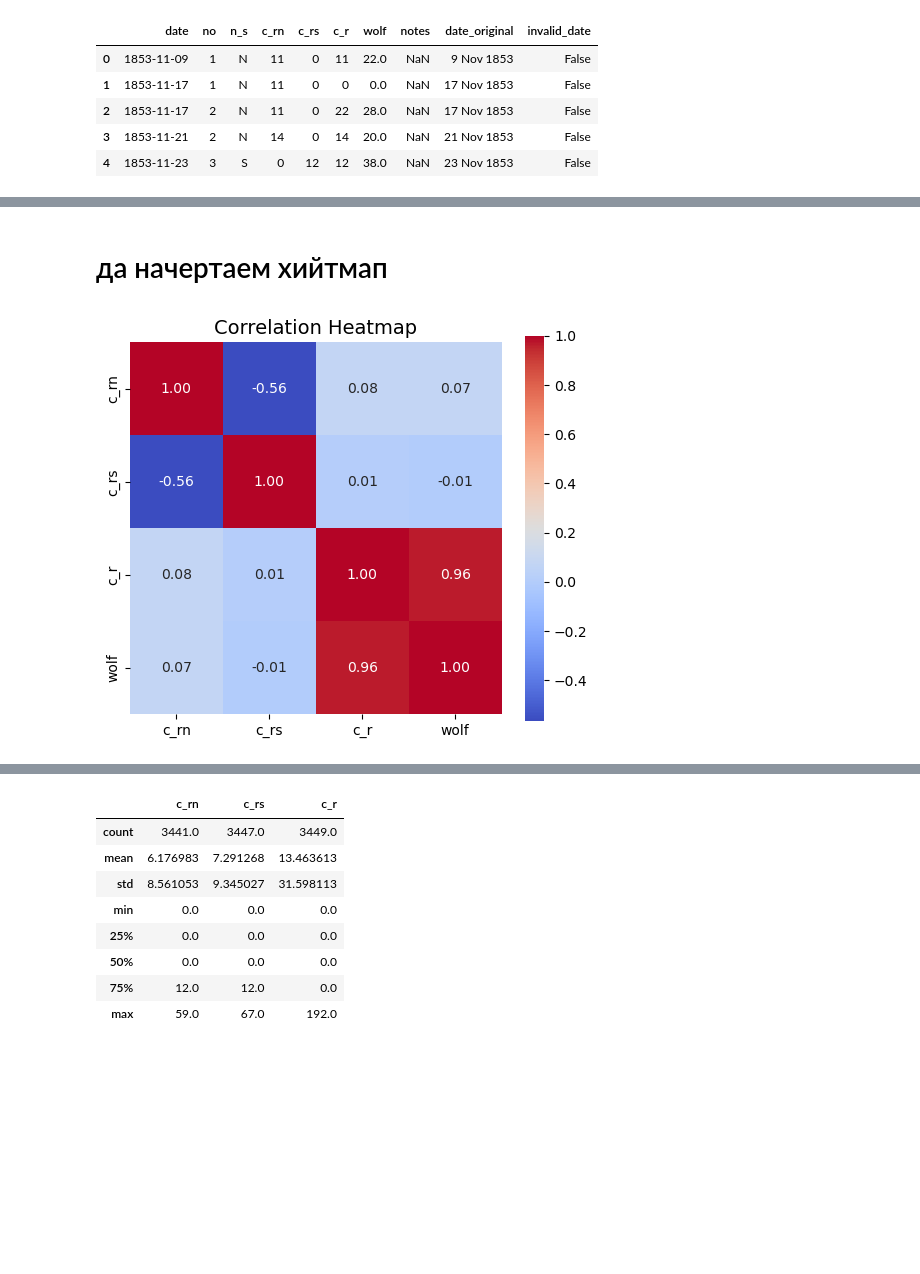
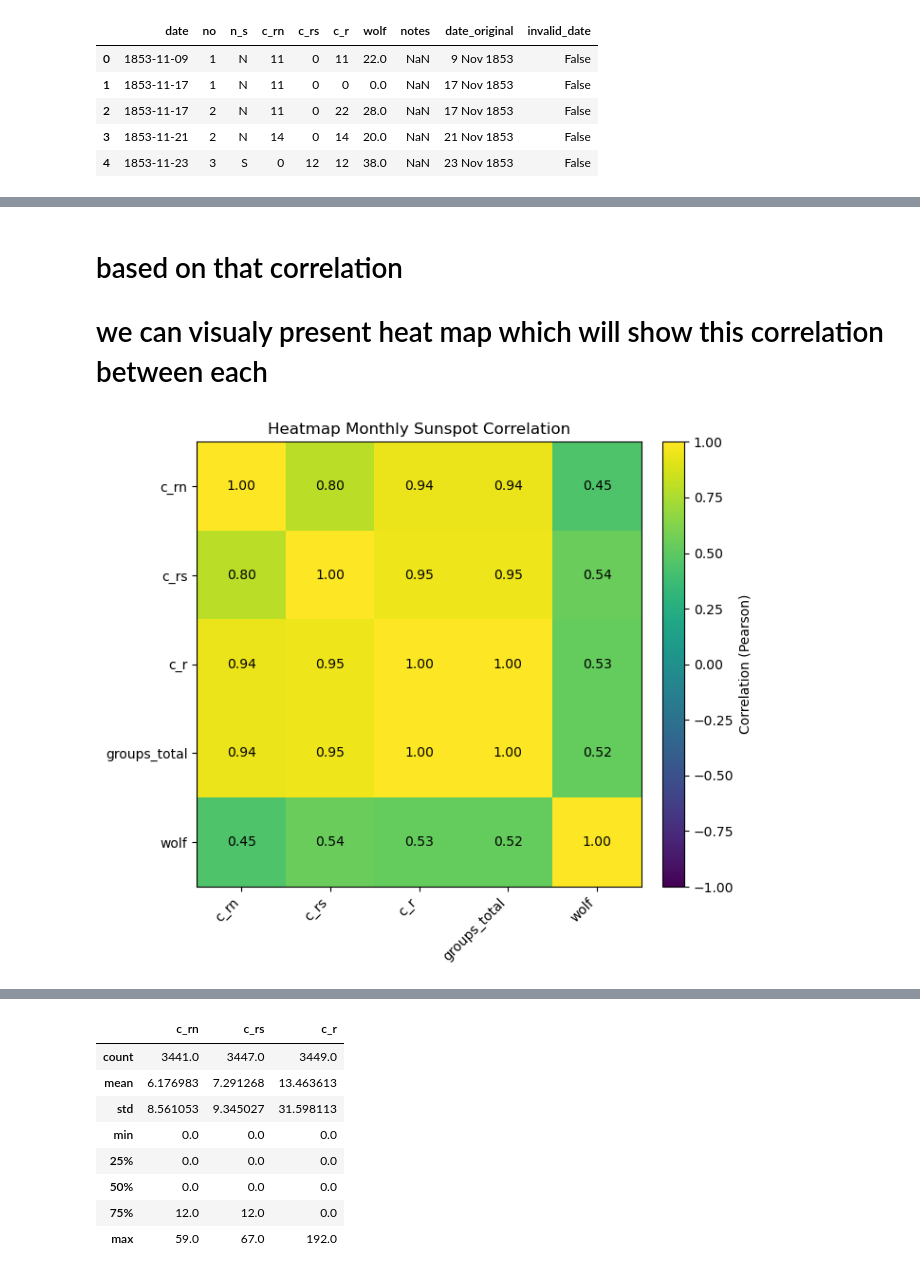
Before and after one commit to QubitShifter/JupiterLab, a Jupyter notebook: 00.ExamProject/SolarData.ipynb, the cells around one changed output, grey strips where cells are left out. Drawn from its saved outputs; the diff is of its cells as text; code cells hidden in the pictures; blank space fills up the shorter version.

```diff
--- a/00.ExamProject/SolarData.ipynb
+++ b/00.ExamProject/SolarData.ipynb
@@ -518,13 +582,54 @@ no спрямо другите (0.08–0.22)
 # %% [markdown]
-# да начертаем хийтмап
+# based on that correlation
+# we can visualy present heat map which will show this correlation between each
-# %%
-numeric_columns = ['c_rn', 'c_rs', 'c_r', 'wolf']
-correlation_matrix = solarData[numeric_columns].corr()
-
-plt.figure(figsize=(6, 5))
-sns.heatmap(correlation_matrix, annot=True, fmt=".2f", cmap="coolwarm", square=True)
-plt.title("Correlation Heatmap", fontsize=14)
-plt.savefig('correlation_heatmap.jpg', dpi=300)
-plt.show()
-# %% [output]
-[figure, removed]
+# %%
+df = (solarData_fullDataSet.copy()
+      if 'solarData_fullDataSet' in globals() else solarData.copy())
+if 'date' not in df.columns:
+    if 'date_original' in df.columns:
+        df['date'] = pd.to_datetime(df['date_original'], errors='coerce')
+    else:
+        raise KeyError("No 'date' column found.")
+else:
+    df['date'] = pd.to_datetime(df['date'], errors='coerce')
+df = df.dropna(subset=['date']).sort_values('date')
+
+# total groups and choose wolf column
+df['groups_total'] = df[['c_rn','c_rs']].fillna(0).sum(axis=1)
+wolf_col = 'wolf_corrected' if 'wolf_corrected' in df.columns else 'wolf'
+
+# just one row per day (counts=sum, wolf=mean)
+daily = (df.groupby('date')
+           .agg(c_rn=('c_rn', lambda s: s.sum(min_count=1)),
+                c_rs=('c_rs', lambda s: s.sum(min_count=1)),
+                c_r =('c_r',  lambda s: s.sum(min_count=1)),
+                wolf=(wolf_col, 'mean')))
+daily['groups_total'] = daily[['c_rn','c_rs']].fillna(0).sum(axis=1)
+
+# aggregating by month for the heatmap (counts=sum, wolf=mean)
+heat = (daily.resample('M')
+             .agg({'c_rn':'sum', 'c_rs':'sum', 'c_r':'sum',
+                   'groups_total':'sum', 'wolf':'mean'})
+             .dropna(how='all'))
+
+# Correlation + plot
+corr = heat.corr()
+labels = corr.columns.tolist()
+
+fig, ax = plt.subplots(figsize=(7,6))
+im = ax.imshow(corr.values, vmin=-1, vmax=1)
+ax.set_xticks(np.arange(len(labels))); ax.set_yticks(np.arange(len(labels)))
+ax.set_xticklabels(labels, rotation=45, ha='right'); ax.set_yticklabels(labels)
+cbar = plt.colorbar(im, ax=ax, fraction=0.046, pad=0.04)
+cbar.set_label('Correlation (Pearson)')
+
+for i in range(len(labels)):
+    for j in range(len(labels)):
+        ax.text(j, i, f"{corr.values[i,j]:.2f}", ha='center', va='center')
+
+ax.set_title('Heatmap Monthly Sunspot Correlation')
+plt.tight_layout()
+plt.savefig('Heatmap_Sunspot.jpg', dpi=300)
+plt.show()
+# %% [output]
+[figure, new version]
```
Also changed, not shown: parts of 132 cells of this notebook.
